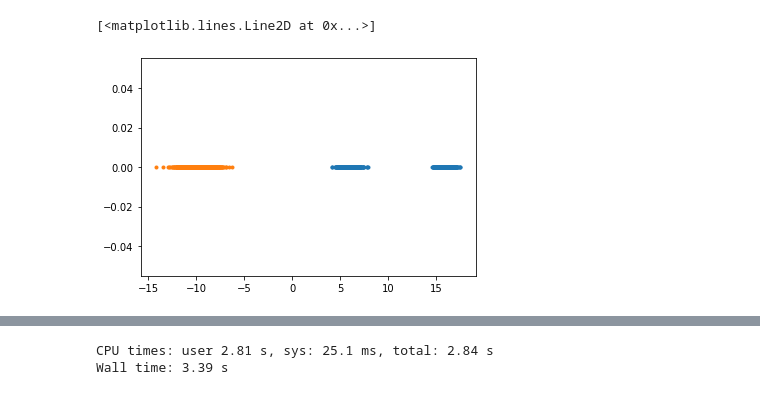
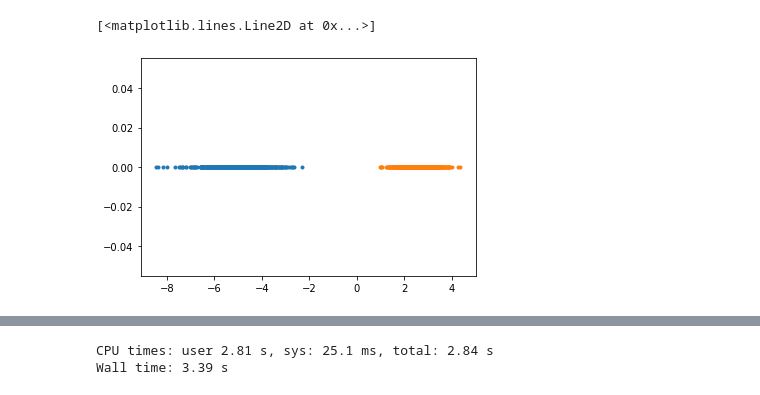
Before and after one commit to franciscovargas/SC-IPFP, a Jupyter notebook: notebooks/test_forwards_backwards-vmap.ipynb, the cells around one changed output, grey strips where cells are left out. Saved outputs shown, nothing was run; the diff lists cells and outputs as text; code cells hidden in the pictures.

```diff
--- a/notebooks/test_forwards_backwards-vmap.ipynb
+++ b/notebooks/test_forwards_backwards-vmap.ipynb
@@ -247,17 +349,20 @@ class cIPFP(object):
         plt.plot(range(IPFP_iterations), loss_b, "b")
         plt.show()
 # %%
-n = 1000
+n = 500
 n_2 = int(n * 0.5)
 
-X1 = npr.randn(n).reshape(-1,1) - 10
-X21 = 0.6 * npr.randn(n_2).reshape(-1,1) + 16
-X22 =  0.6 * npr.randn(n_2).reshape(-1,1) + 6
+X1 = npr.randn(n).reshape(-1,1) - 5
+X21 = 0.6 * npr.randn(n_2).reshape(-1,1) + 2.5
+X22 =  0.6 * npr.randn(n_2).reshape(-1,1) + 2.5
 X2 = np.concatenate((X21, X22), axis=0)
+
+
+X1, X2 = X2, X1
 
 plt.plot(X2.flatten(), [0] * n, '.')
 plt.plot(X1.flatten(), [0] * n, '.')
 # %% [output]
 [<matplotlib.lines.Line2D at 0x...>]
-[figure, old version]
+[figure, new version]
 # %%
```
Also changed, not shown: parts of 13 cells of this notebook, 5 other files.
